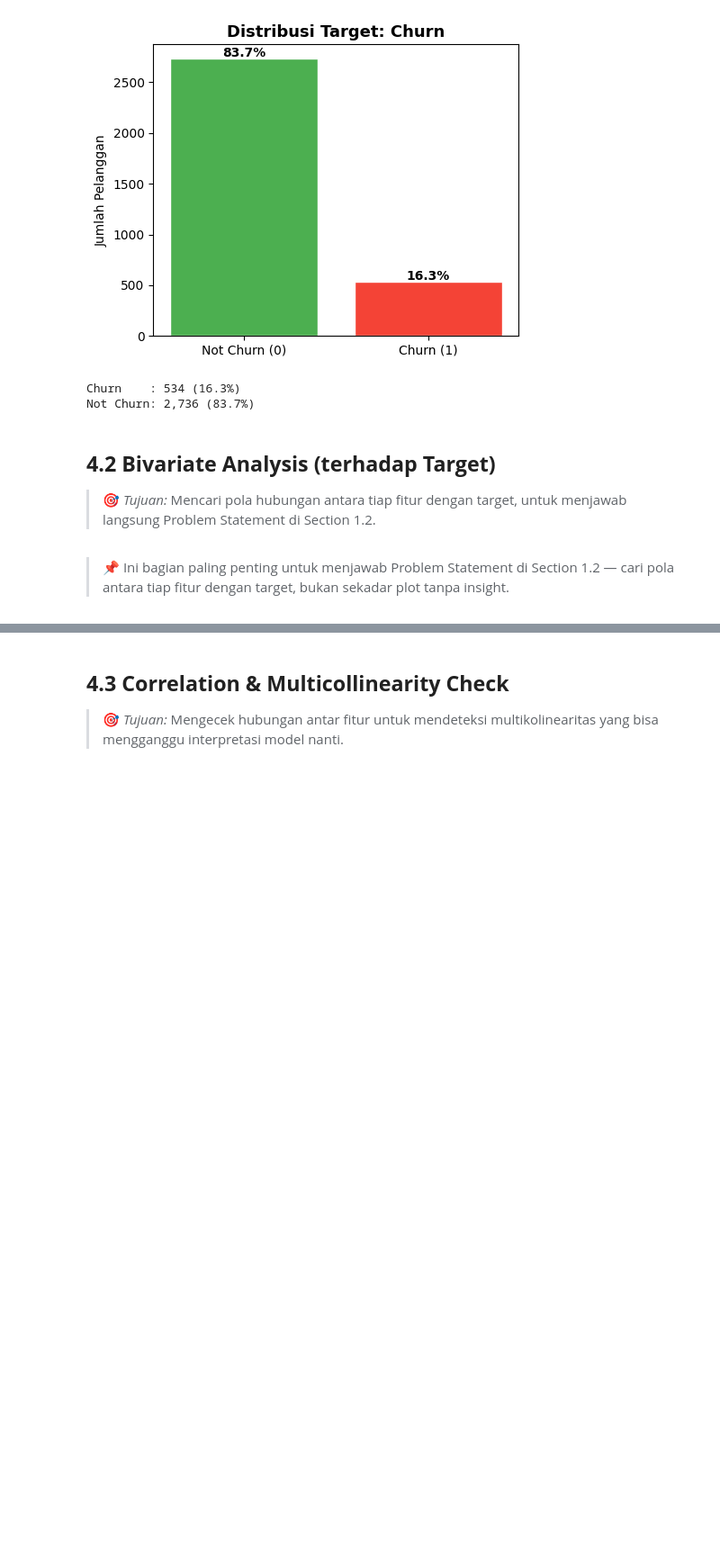
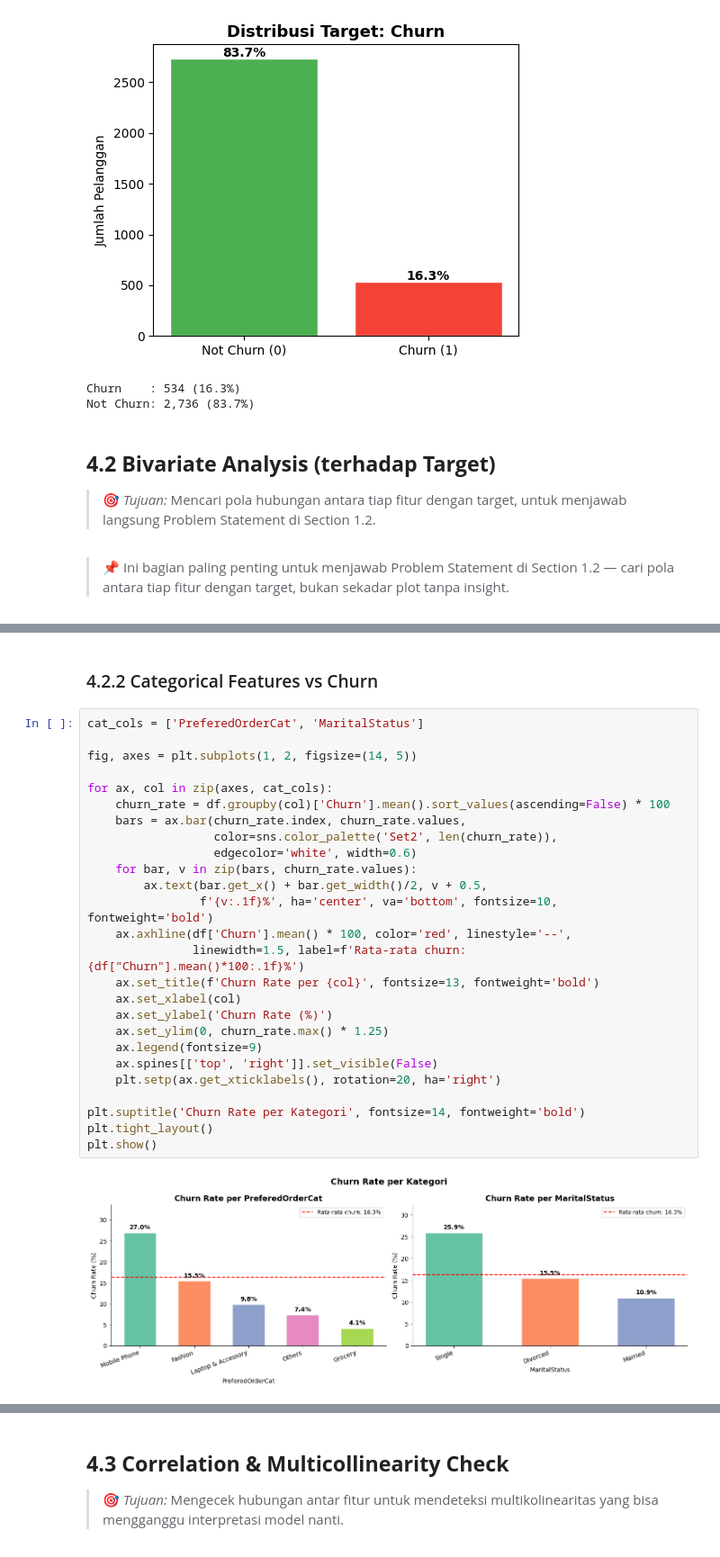
Before and after one commit to MikaMahaputra/E-Commerce-Customer-Churn, a Jupyter notebook: notebook/e-commerce-churn-analysis.ipynb, the cells around one changed output, grey strips where cells are left out. Shown at 90% size. Saved outputs shown, nothing was run; the diff lists cells and outputs as text; blank space fills up the shorter version.

```diff
--- a/notebook/e-commerce-churn-analysis.ipynb
+++ b/notebook/e-commerce-churn-analysis.ipynb
@@ -853,0 +906,30 @@ Not Churn: 2,736 (83.7%)
+# %% [markdown]
+### 4.2.2 Categorical Features vs Churn
+# %%
+cat_cols = ['PreferedOrderCat', 'MaritalStatus']
+
+fig, axes = plt.subplots(1, 2, figsize=(14, 5))
+
+for ax, col in zip(axes, cat_cols):
+    churn_rate = df.groupby(col)['Churn'].mean().sort_values(ascending=False) * 100
+    bars = ax.bar(churn_rate.index, churn_rate.values,
+                  color=sns.color_palette('Set2', len(churn_rate)),
+                  edgecolor='white', width=0.6)
+    for bar, v in zip(bars, churn_rate.values):
+        ax.text(bar.get_x() + bar.get_width()/2, v + 0.5,
+                f'{v:.1f}%', ha='center', va='bottom', fontsize=10, fontweight='bold')
+    ax.axhline(df['Churn'].mean() * 100, color='red', linestyle='--',
+               linewidth=1.5, label=f'Rata-rata churn: {df["Churn"].mean()*100:.1f}%')
+    ax.set_title(f'Churn Rate per {col}', fontsize=13, fontweight='bold')
+    ax.set_xlabel(col)
+    ax.set_ylabel('Churn Rate (%)')
+    ax.set_ylim(0, churn_rate.max() * 1.25)
+    ax.legend(fontsize=9)
+    ax.spines[['top', 'right']].set_visible(False)
+    plt.setp(ax.get_xticklabels(), rotation=20, ha='right')
+
+plt.suptitle('Churn Rate per Kategori', fontsize=14, fontweight='bold')
+plt.tight_layout()
+plt.show()
+# %% [output]
+[figure, added]
```
Also changed, not shown: parts of 11 cells of this notebook.
